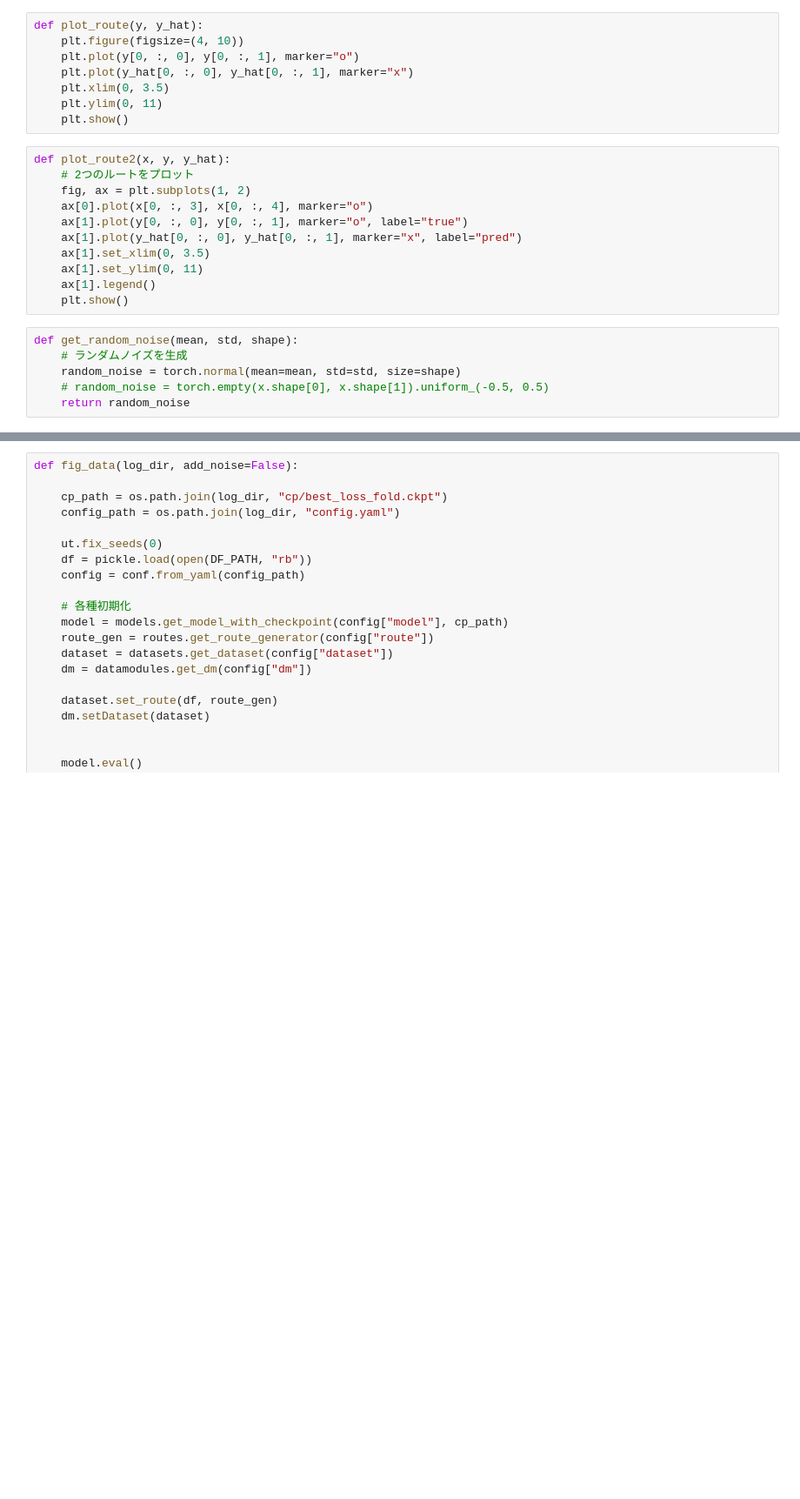
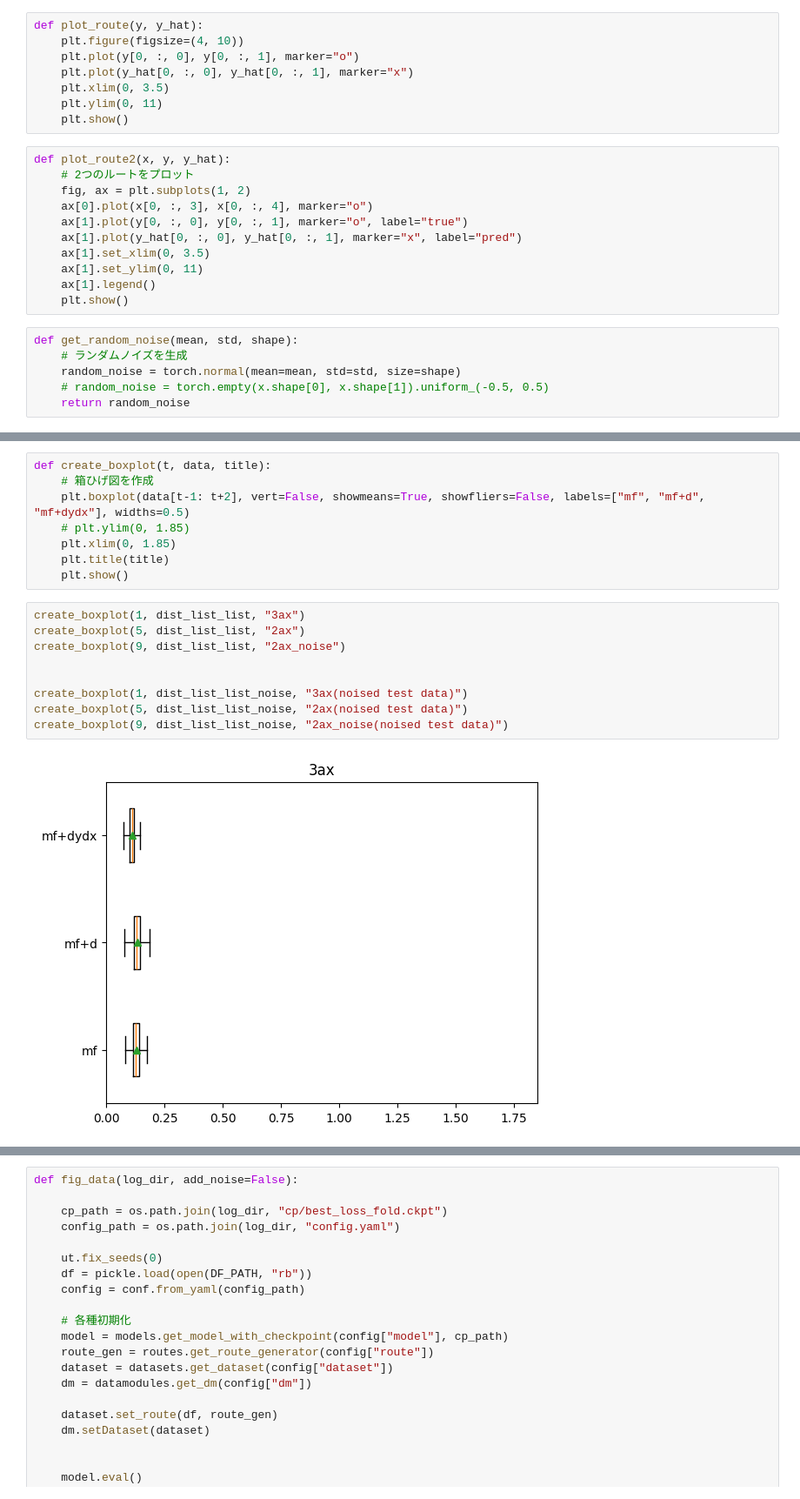
Before and after one commit to hal0309/lab-abci, a Jupyter notebook: _test/eval.ipynb, the cells around one changed output, grey strips where cells are left out. Shown at 87% size. Drawn from its saved outputs; the diff is of its cells as text; blank space fills up the shorter version.

```diff
--- a/_test/eval.ipynb
+++ b/_test/eval.ipynb
@@ -200,0 +297,19 @@ avg: 0.4281946353018284
+# %%
+def create_boxplot(t, data, title):
+    # 箱ひげ図を作成
+    plt.boxplot(data[t-1: t+2], vert=False, showmeans=True, showfliers=False, labels=["mf", "mf+d", "mf+dydx"], widths=0.5)
+    # plt.ylim(0, 1.85)
+    plt.xlim(0, 1.85)
+    plt.title(title)
+    plt.show()
+# %%
+create_boxplot(1, dist_list_list, "3ax")
+create_boxplot(5, dist_list_list, "2ax")
+create_boxplot(9, dist_list_list, "2ax_noise")
+
+
+create_boxplot(1, dist_list_list_noise, "3ax(noised test data)")
+create_boxplot(5, dist_list_list_noise, "2ax(noised test data)")
+create_boxplot(9, dist_list_list_noise, "2ax_noise(noised test data)")
+# %% [output]
+[figure, added]
```
Also changed, not shown: parts of 7 cells of this notebook, 20 other files.
